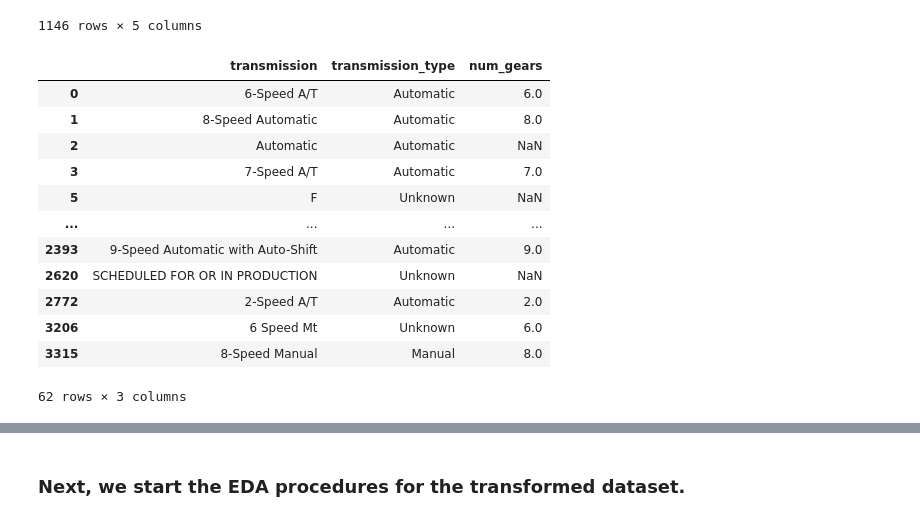
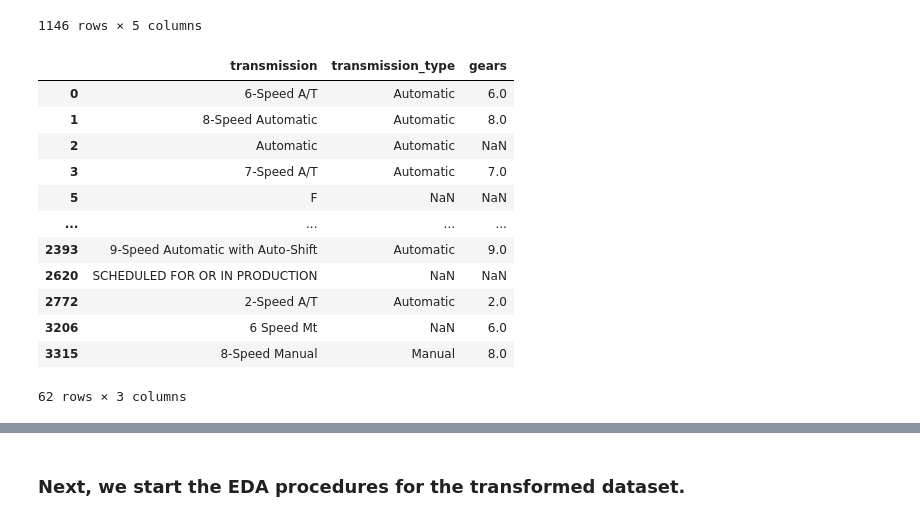
Before and after one commit to lshiyu4210/used_car_price_prediction, a Jupyter notebook: midterm.ipynb, the cells around one changed output, grey strips where cells are left out. Cells and saved outputs as stored; diff of their text form; code cells hidden in the pictures.

```diff
--- a/midterm.ipynb
+++ b/midterm.ipynb
@@ -90,7 +90,7 @@ def classify_transmission(transmission):
     elif "automatic" in transmission.lower() or "a/t" in transmission.lower():
         return "Automatic"
     else:
-        return "Unknown"
+        return np.nan
 
 used_car['transmission_type'] = used_car['transmission'].apply(classify_transmission)
 # %%
@@ -99,24 +99,24 @@ def extract_gears(transmission):
     match = pd.Series(transmission).str.extract(r'(\d+)')
     return match[0] if not match.empty else np.nan
 
-used_car['num_gears'] = used_car['transmission'].apply(extract_gears).astype(float)
+used_car['gears'] = used_car['transmission'].apply(extract_gears).astype(float)
 # %%
-# Check the transmission_type, and num_gears of each unique transformation
+# Check the transmission_type, and gears of each unique transformation
 # pd.set_option('display.max_rows', None)
-unique_transmissions = used_car[['transmission', 'transmission_type', 'num_gears']].drop_duplicates()
+unique_transmissions = used_car[['transmission', 'transmission_type', 'gears']].drop_duplicates()
 display(unique_transmissions)
 # %% [output]
-|  | transmission | transmission_type | num_gears |
+|  | transmission | transmission_type | gears |
 | 0 | 6-Speed A/T | Automatic | 6.0 |
 | 1 | 8-Speed Automatic | Automatic | 8.0 |
 | 2 | Automatic | Automatic | NaN |
 | 3 | 7-Speed A/T | Automatic | 7.0 |
-| 5 | F | Unknown | NaN |
+| 5 | F | NaN | NaN |
 | ... | ... | ... | ... |
 | 2393 | 9-Speed Automatic with Auto-Shift | Automatic | 9.0 |
-| 2620 | SCHEDULED FOR OR IN PRODUCTION | Unknown | NaN |
+| 2620 | SCHEDULED FOR OR IN PRODUCTION | NaN | NaN |
 | 2772 | 2-Speed A/T | Automatic | 2.0 |
-| 3206 | 6 Speed Mt | Unknown | 6.0 |
+| 3206 | 6 Speed Mt | NaN | 6.0 |
 | 3315 | 8-Speed Manual | Manual | 8.0 |
 62 rows × 3 columns
 # %%
```
Also changed, not shown: parts of 22 cells of this notebook, 1 other file.
